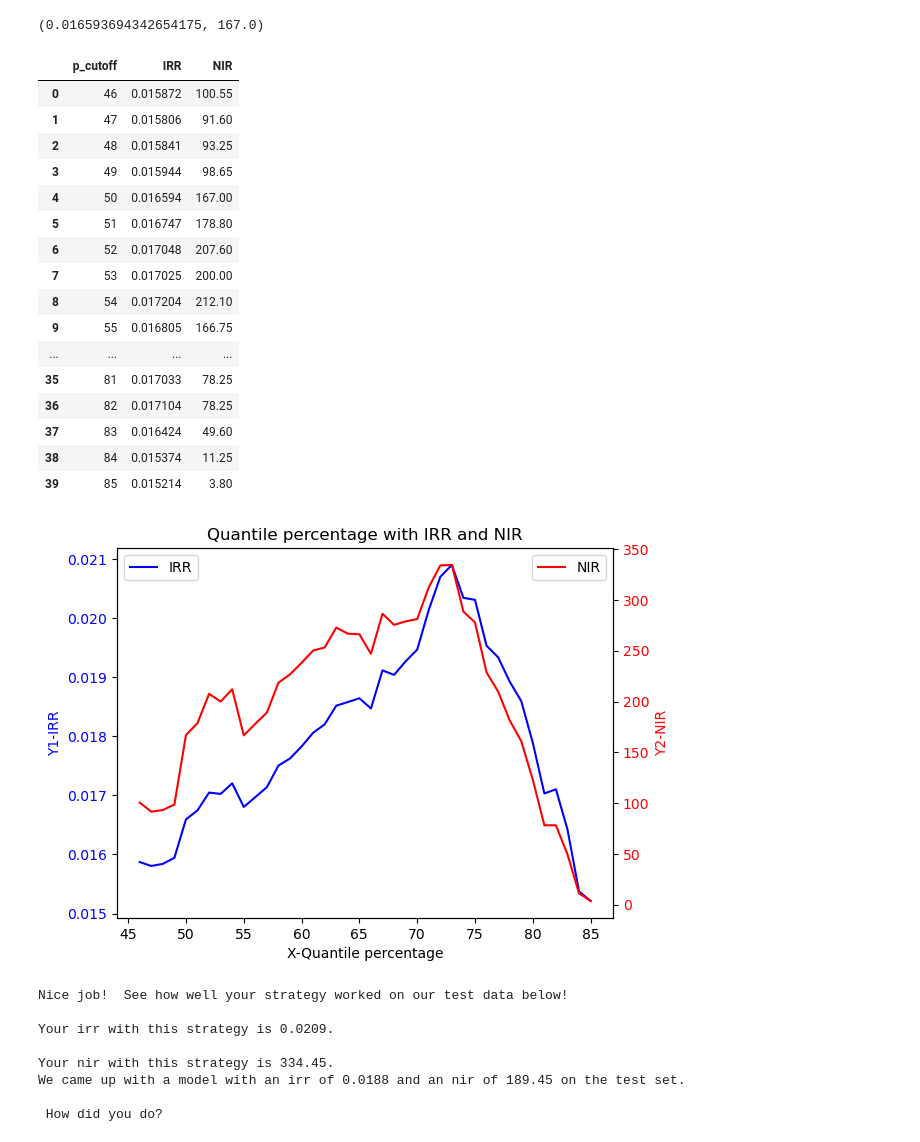
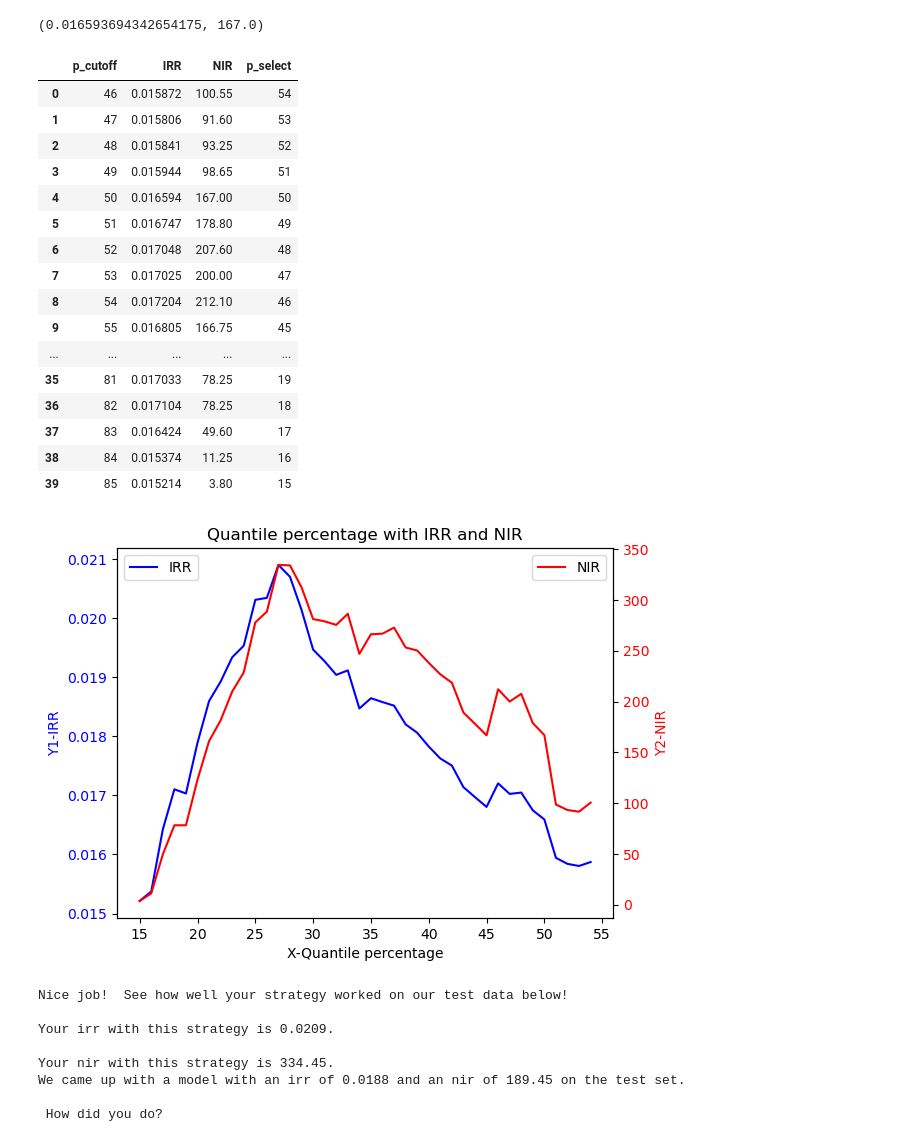
Before and after one commit to lengocanh/Udacity_Starbucks, a Jupyter notebook: Starbucks.ipynb, the cells around one changed output. Cells and saved outputs as stored; diff of their text form; code cells hidden in the pictures.

Commit message:
change the chart and update medium link to readme

```diff
--- a/Starbucks.ipynb
+++ b/Starbucks.ipynb
@@ -215,6 +215,7 @@ score(data_log)
 lst_p_cutoff = []
 lst_irr = []
 lst_nir = []
+lst_p_select = []
 for p in range(46,86):
     q_log = df_log_pred['uplift'].quantile(p/100)
     data_log = df_log_pred[(df_log_pred['uplift'] > q_log)]
@@ -222,52 +223,54 @@ for p in range(46,86):
     irr, nir = score(data_log)
     lst_irr.append(irr)
     lst_nir.append(nir)
+    lst_p_select.append(100-p)
 df_result = pd.DataFrame()
 df_result['p_cutoff'] = lst_p_cutoff
 df_result['IRR'] = lst_irr
 df_result['NIR'] = lst_nir
+df_result['p_select'] = lst_p_select
 df_result
 # %% [output]
-|  | p_cutoff | IRR | NIR |
-| 0 | 46 | 0.015872 | 100.55 |
-| 1 | 47 | 0.015806 | 91.60 |
-| 2 | 48 | 0.015841 | 93.25 |
-| 3 | 49 | 0.015944 | 98.65 |
-| 4 | 50 | 0.016594 | 167.00 |
-| 5 | 51 | 0.016747 | 178.80 |
-| 6 | 52 | 0.017048 | 207.60 |
-| 7 | 53 | 0.017025 | 200.00 |
-| 8 | 54 | 0.017204 | 212.10 |
-| 9 | 55 | 0.016805 | 166.75 |
-| ... | ... | ... | ... |
-| 35 | 81 | 0.017033 | 78.25 |
-| 36 | 82 | 0.017104 | 78.25 |
-| 37 | 83 | 0.016424 | 49.60 |
-| 38 | 84 | 0.015374 | 11.25 |
-| 39 | 85 | 0.015214 | 3.80 |
+|  | p_cutoff | IRR | NIR | p_select |
+| 0 | 46 | 0.015872 | 100.55 | 54 |
+| 1 | 47 | 0.015806 | 91.60 | 53 |
+| 2 | 48 | 0.015841 | 93.25 | 52 |
+| 3 | 49 | 0.015944 | 98.65 | 51 |
+| 4 | 50 | 0.016594 | 167.00 | 50 |
+| 5 | 51 | 0.016747 | 178.80 | 49 |
+| 6 | 52 | 0.017048 | 207.60 | 48 |
+| 7 | 53 | 0.017025 | 200.00 | 47 |
+| 8 | 54 | 0.017204 | 212.10 | 46 |
+| 9 | 55 | 0.016805 | 166.75 | 45 |
+| ... | ... | ... | ... | ... |
+| 35 | 81 | 0.017033 | 78.25 | 19 |
+| 36 | 82 | 0.017104 | 78.25 | 18 |
+| 37 | 83 | 0.016424 | 49.60 | 17 |
+| 38 | 84 | 0.015374 | 11.25 | 16 |
+| 39 | 85 | 0.015214 | 3.80 | 15 |
 # %%
 fig, ax1 = plt.subplots()
 
-sns.lineplot(x='p_cutoff', y='IRR', data=df_result, ax=ax1, label='IRR', color='b')
+sns.lineplot(x='p_select', y='IRR', data=df_result, ax=ax1, label='IRR', color='b')
 
 ax1.set_xlabel('X-Quantile percentage')
 ax1.set_ylabel('Y1-IRR', color='b')
 ax1.tick_params(axis='y', labelcolor='b')
 
 ax2 = ax1.twinx()
-sns.lineplot(x='p_cutoff', y='NIR', data=df_result, ax=ax2, label='NIR', color='r')
+sns.lineplot(x='p_select', y='NIR', data=df_result, ax=ax2, label='NIR', color='r')
 
 ax2.set_ylabel('Y2-NIR', color='r')
 ax2.tick_params(axis='y', labelcolor='r')
 
 ax1.legend(loc='upper left')
 ax2.legend(loc='upper right')
 
 plt.title('Quantile percentage with IRR and NIR')
 
 plt.show()
 # %% [output]
-[figure, old version]
+[figure, new version]
 # %%
 def promotion_strategy(df):
     '''
```
Also changed, not shown: parts of 1 cell of this notebook, 1 other file.
